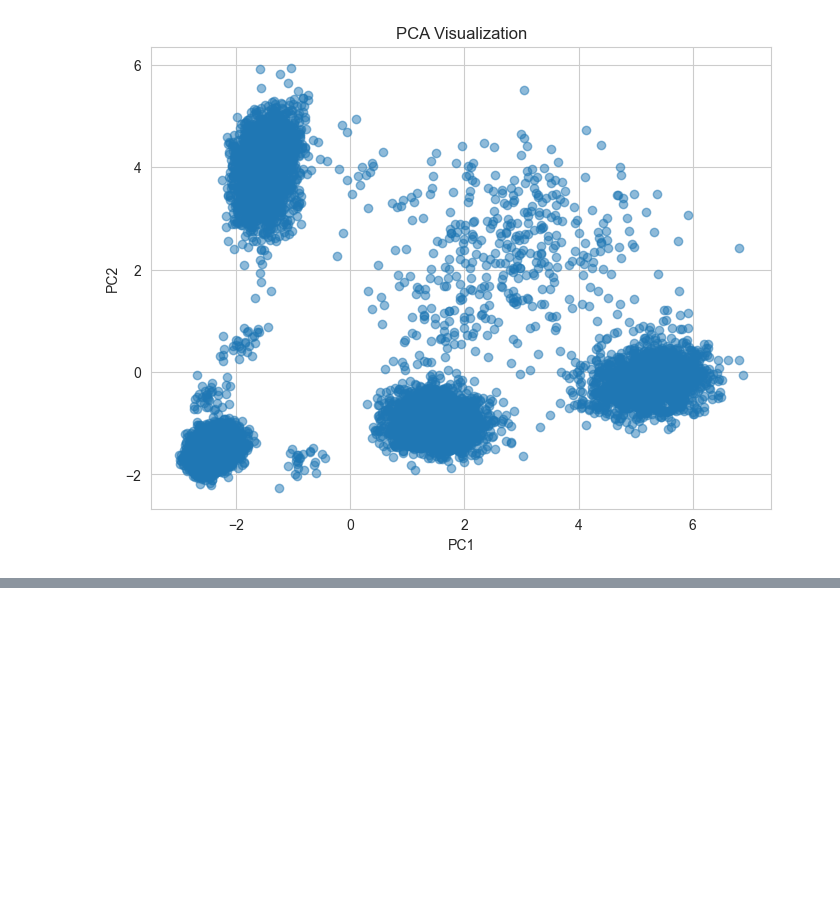
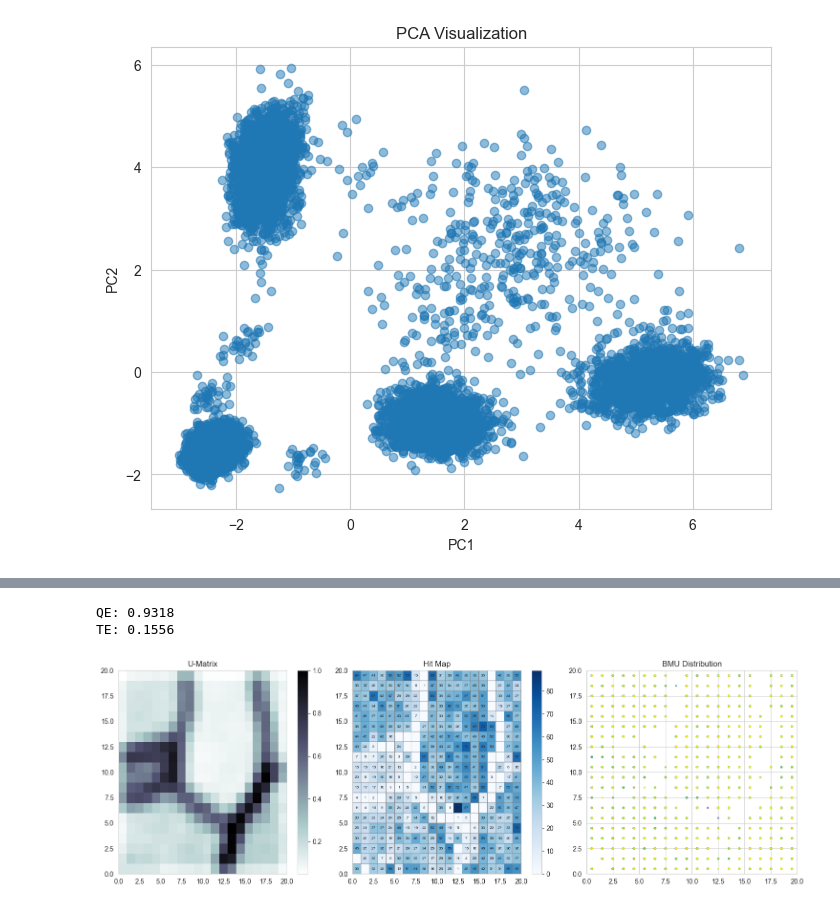
Before and after one commit to MoazIbrahem/Credit_Card_Transactions_Fraud_Detection, a Jupyter notebook: Data_Cleaning.ipynb, the cells around one changed output, grey strips where cells are left out. Saved outputs shown, nothing was run; the diff lists cells and outputs as text; code cells hidden in the pictures; blank space fills up the shorter version.

```diff
--- a/Data_Cleaning.ipynb
+++ b/Data_Cleaning.ipynb
@@ -12,7 +12,7 @@ pd.set_option('display.float_format', '{:.2f}'.format)
 plt.rcParams['figure.figsize'] = (12, 5)
 sns.set_style('whitegrid')
 # %%
-df = pd.read_csv(r'CC DIRTY.csv')
+df = pd.read_csv(r'C:\Users\hodho\Documents\CC DIRTY.csv')
 print(f"Shape: {df.shape}")
 df.head()
 # %% [output]
@@ -255,0 +321,49 @@ plt.show()
+# %%
+n_features = X_scaled.shape[1]
+som = MiniSom(20, 20, n_features, sigma=2.0, learning_rate=0.3, random_seed=42)
+som.random_weights_init(X_scaled)
+som.train(X_scaled, 5000, verbose=False)
+qe = som.quantization_error(X_scaled)
+te = som.topographic_error(X_scaled)
+print(f"QE: {qe:.4f}")
+print(f"TE: {te:.4f}")
+# %% [output]
+QE: 0.9318
+TE: 0.1556
+# %%
+fig, axes = plt.subplots(1, 3, figsize=(15, 5))
+umatrix = som.distance_map().T
+axes[0].pcolor(umatrix, cmap='bone_r')
+axes[0].set_title('U-Matrix')
+plt.colorbar(axes[0].collections[0], ax=axes[0])
+
+hit_map = som.activation_response(X_scaled)
+axes[1].pcolor(hit_map.T, cmap='Blues', edgecolors='gray', linewidth=0.5)
+axes[1].set_title('Hit Map')
+plt.colorbar(axes[1].collections[0], ax=axes[1])
+
+for i in range(hit_map.shape[0]):
+    for j in range(hit_map.shape[1]):
+        if hit_map[i, j] > 0:
+            axes[1].text(i + 0.5, j + 0.5, str(int(hit_map[i, j])),
+                         ha='center', va='center', fontsize=6)
+
+bmu_positions = np.array([som.winner(x) for x in X_scaled])
+axes[2].scatter(bmu_positions[:, 0] + 0.5, bmu_positions[:, 1] + 0.5,
+                c=np.arange(len(bmu_positions)), cmap='viridis', alpha=0.5, s=5)
+axes[2].set_title('BMU Distribution')
+axes[2].set_xlim(0, 20)
+axes[2].set_ylim(0, 20)
+
+plt.tight_layout()
+plt.show()
+
+df_results = features.copy()
+df_results['NEURON_X'] = bmu_positions[:, 0]
+df_results['NEURON_Y'] = bmu_positions[:, 1]
+
+if 'CUST_ID' in df_clean.columns:
+    df_results.insert(0, 'CUST_ID', df_clean['CUST_ID'].values)
+df_results.to_csv('customer_segments_final.csv', index=False)
+# %% [output]
+[figure, added]
```
Also changed, not shown: parts of 2 cells of this notebook.
